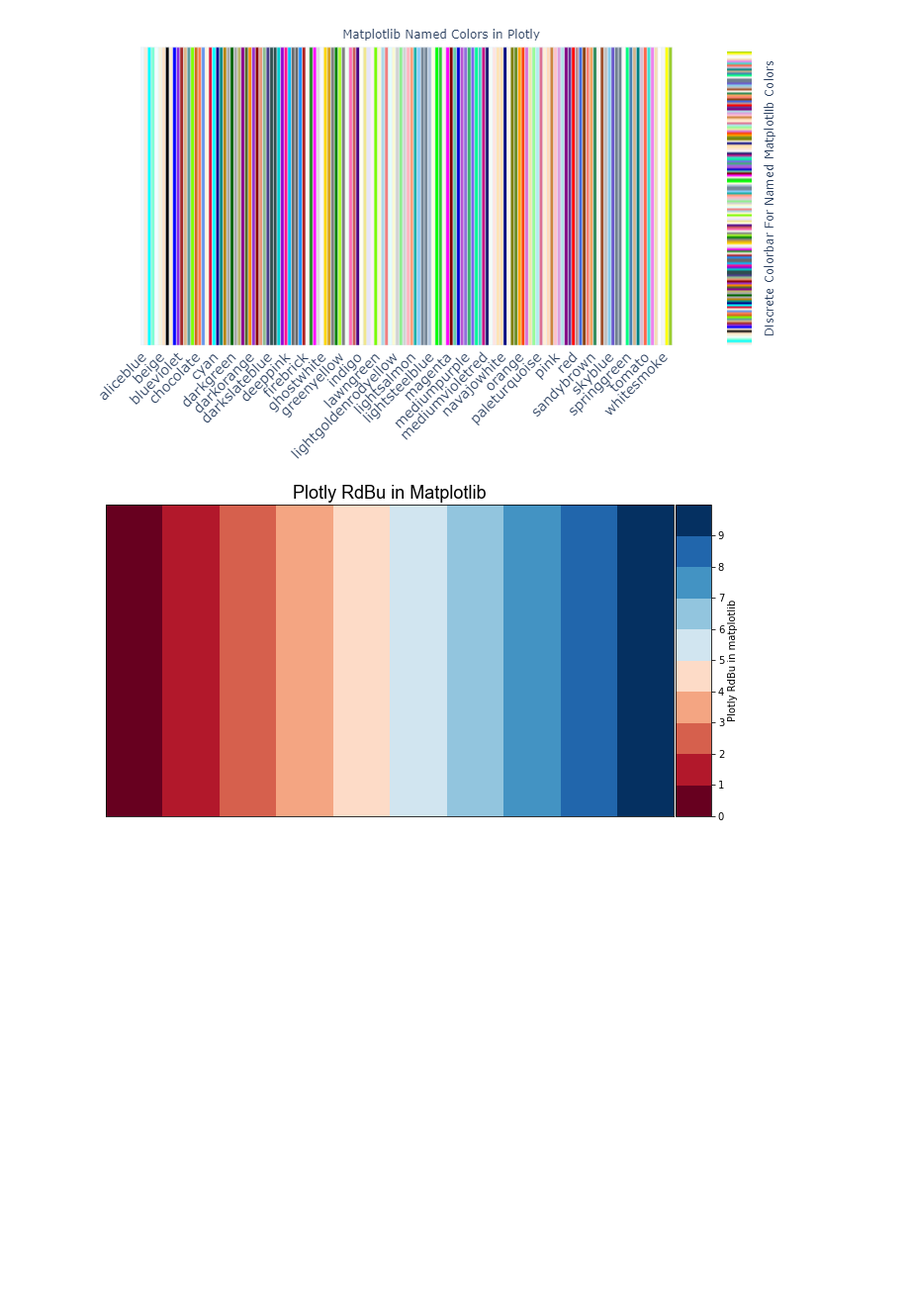
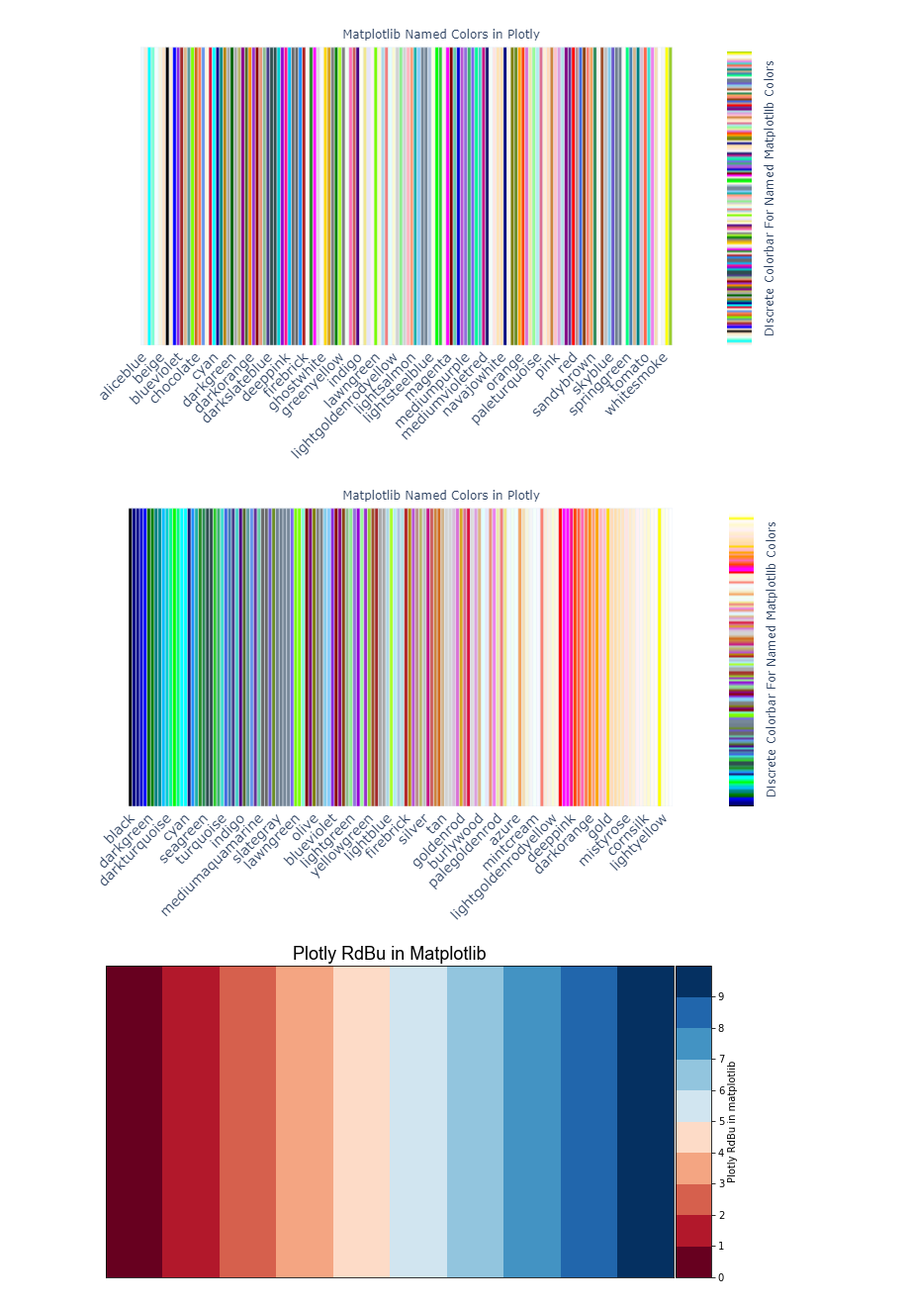
Before and after one commit to jbs-public-function/vis, a Jupyter notebook: vis/notebooks/color/color-exploration.ipynb, the cells around one changed output. Shown: that part at 99% size. Saved outputs shown, nothing was run; the diff lists cells and outputs as text; code cells hidden in the pictures; blank space fills up the shorter version.

```diff
--- a/vis/notebooks/color/color-exploration.ipynb
+++ b/vis/notebooks/color/color-exploration.ipynb
@@ -67,3 +68,50 @@ fig.update_layout(
 fig.show()
 # %% [output]
 [figure]
+# %%
+matplotlib_named_colors = [[color_name]  + list(hex_string_to_rgb(color)) for color_name, color in cm.colors.cnames.items()]
+mpl_df = pd.DataFrame(matplotlib_named_colors, columns=['name', 'red', 'green', 'blue'])
+mpl_df = mpl_df.sort_values(['red', 'green', 'blue'])
+mpl_df['rgb'] = mpl_df[['red', 'green', 'blue']].apply(tuple, axis=1)
+matplotlib_named_colors = list(zip(mpl_df['name'].values, mpl_df.rgb.values))
+color_name = [i[0] for i in matplotlib_named_colors]
+color =  ['rgb{}'.format(i[-1]) for i in matplotlib_named_colors]
+
+fig = make_subplots(specs=[[{'secondary_y': True}]])
+
+fig.add_trace(go.Bar(x=color_name,
+                     y=[1] * len(color),
+                     width=[1]*len(color),
+                     name='matplotlib colors in plotly',
+                     marker_color=color), row=1, col=1)
+z = np.linspace(0, 1, len(color))
+cscale = list(zip(z, color))
+discreet_colorbar_trace = go.Heatmap(
+            z=[z],
+            x=color_name,
+            y=[None],
+            colorscale=cscale,
+            colorbar = dict(thickness=25,
+                            tickvals=[None],
+                            titleside='right',
+                            yanchor='middle',
+                            title='Discrete Colorbar For Named Matplotlib Colors',
+                            y=0.47))
+
+fig.add_trace(discreet_colorbar_trace, secondary_y=False)
+
+fig.update_layout(
+    title={'text':'Matplotlib Named Colors in Plotly', 'y':0.97, 'x':0.5, 'xanchor':'center', 'yanchor': 'top', 'font_size': 12},
+    xaxis_tickfont_size=14,
+    xaxis_tickangle=-45,
+    yaxis=dict(visible=False, showgrid=False),
+    bargap=0.1,
+    paper_bgcolor='rgba(0,0,0,0)',
+    plot_bgcolor='rgba(0,0,0,0)',
+    margin=go.layout.Margin( l=0, r=0, b=30, t=15),
+    showlegend=False
+)
+
+fig.show()
+# %% [output]
+[figure, added]
```
Also changed, not shown: parts of 2 cells of this notebook, 5 other files.
